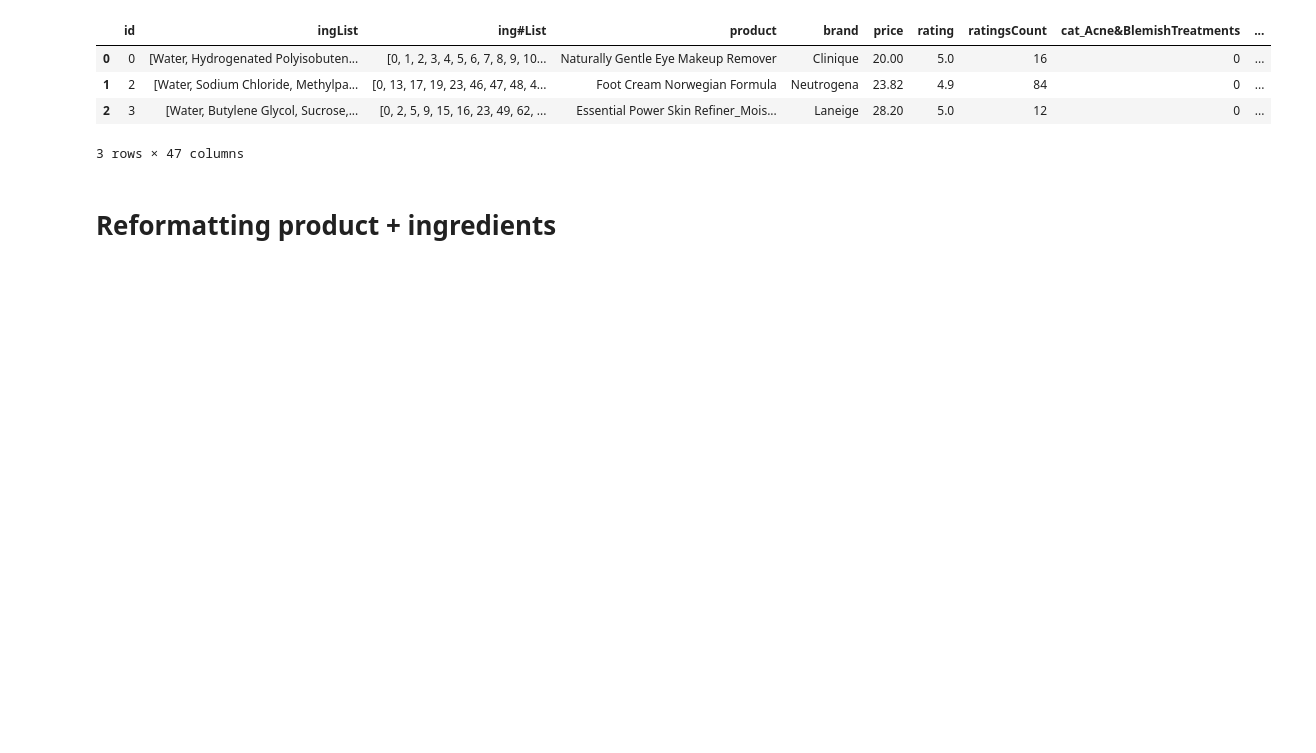
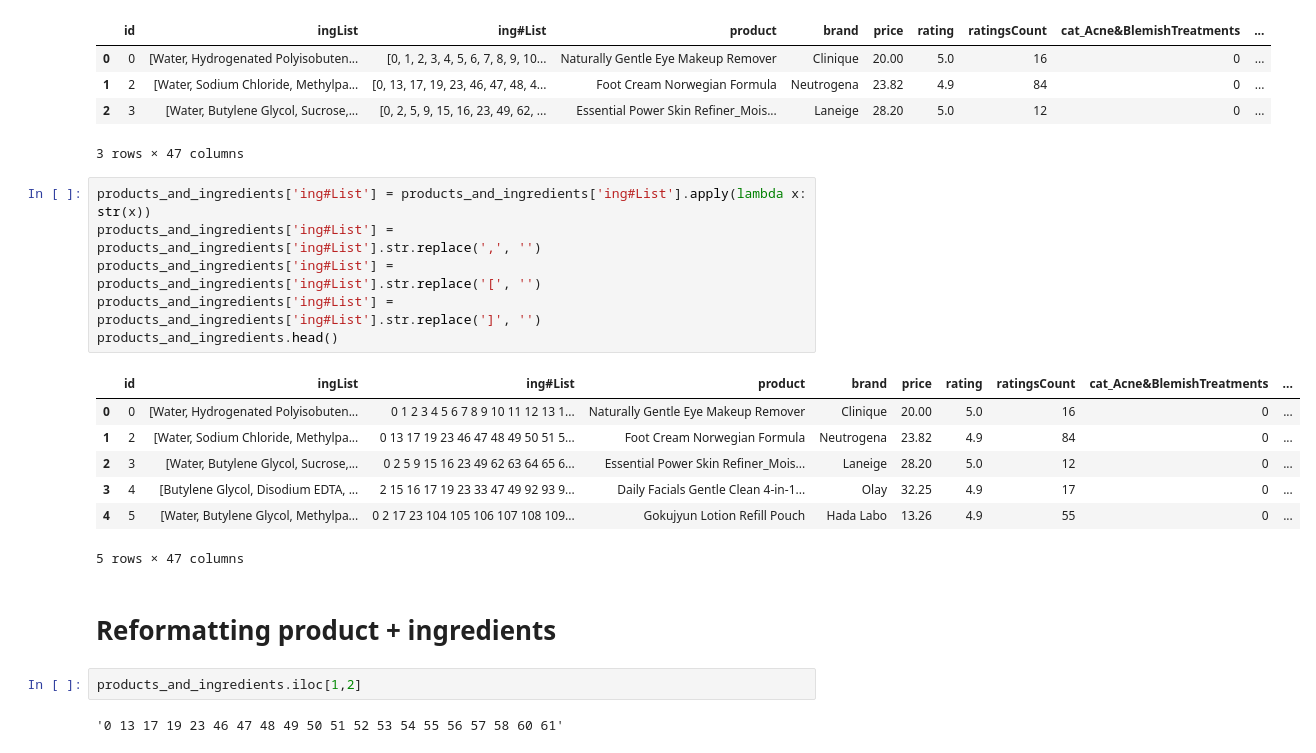
Before and after one commit to isabelbbeard/fp-python, a Jupyter notebook: ReformattingData_02.ipynb, the cells around one changed output. Saved outputs shown, nothing was run; the diff lists cells and outputs as text; blank space fills up the shorter version.

```diff
--- a/ReformattingData_02.ipynb
+++ b/ReformattingData_02.ipynb
@@ -154,5 +154,23 @@ products_and_ingredients.head(3)
 | 1 | 2 | [Water, Sodium Chloride, Methylpa... | [0, 13, 17, 19, 23, 46, 47, 48, 4... | Foot Cream Norwegian Formula | Neutrogena | 23.82 | 4.9 | 84 | 0 | ... |
 | 2 | 3 | [Water, Butylene Glycol, Sucrose,... | [0, 2, 5, 9, 15, 16, 23, 49, 62, ... | Essential Power Skin Refiner_Mois... | Laneige | 28.20 | 5.0 | 12 | 0 | ... |
 3 rows × 47 columns
+# %%
+products_and_ingredients['ing#List'] = products_and_ingredients['ing#List'].apply(lambda x: str(x))
+products_and_ingredients['ing#List'] = products_and_ingredients['ing#List'].str.replace(',', '')
+products_and_ingredients['ing#List'] = products_and_ingredients['ing#List'].str.replace('[', '')
+products_and_ingredients['ing#List'] = products_and_ingredients['ing#List'].str.replace(']', '')
+products_and_ingredients.head()
+# %% [output]
+|  | id | ingList | ing#List | product | brand | price | rating | ratingsCount | cat_Acne&BlemishTreatments | ... |
+| 0 | 0 | [Water, Hydrogenated Polyisobuten... | 0 1 2 3 4 5 6 7 8 9 10 11 12 13 1... | Naturally Gentle Eye Makeup Remover | Clinique | 20.00 | 5.0 | 16 | 0 | ... |
+| 1 | 2 | [Water, Sodium Chloride, Methylpa... | 0 13 17 19 23 46 47 48 49 50 51 5... | Foot Cream Norwegian Formula | Neutrogena | 23.82 | 4.9 | 84 | 0 | ... |
+| 2 | 3 | [Water, Butylene Glycol, Sucrose,... | 0 2 5 9 15 16 23 49 62 63 64 65 6... | Essential Power Skin Refiner_Mois... | Laneige | 28.20 | 5.0 | 12 | 0 | ... |
+| 3 | 4 | [Butylene Glycol, Disodium EDTA, ... | 2 15 16 17 19 23 33 47 49 92 93 9... | Daily Facials Gentle Clean 4-in-1... | Olay | 32.25 | 4.9 | 17 | 0 | ... |
+| 4 | 5 | [Water, Butylene Glycol, Methylpa... | 0 2 17 23 104 105 106 107 108 109... | Gokujyun Lotion Refill Pouch | Hada Labo | 13.26 | 4.9 | 55 | 0 | ... |
+5 rows × 47 columns
 # %% [markdown]
 # Reformatting product + ingredients
+# %%
+products_and_ingredients.iloc[1,2]
+# %% [output]
+'0 13 17 19 23 46 47 48 49 50 51 52 53 54 55 56 57 58 60 61'
```
Also changed, not shown: parts of 1 cell of this notebook.
